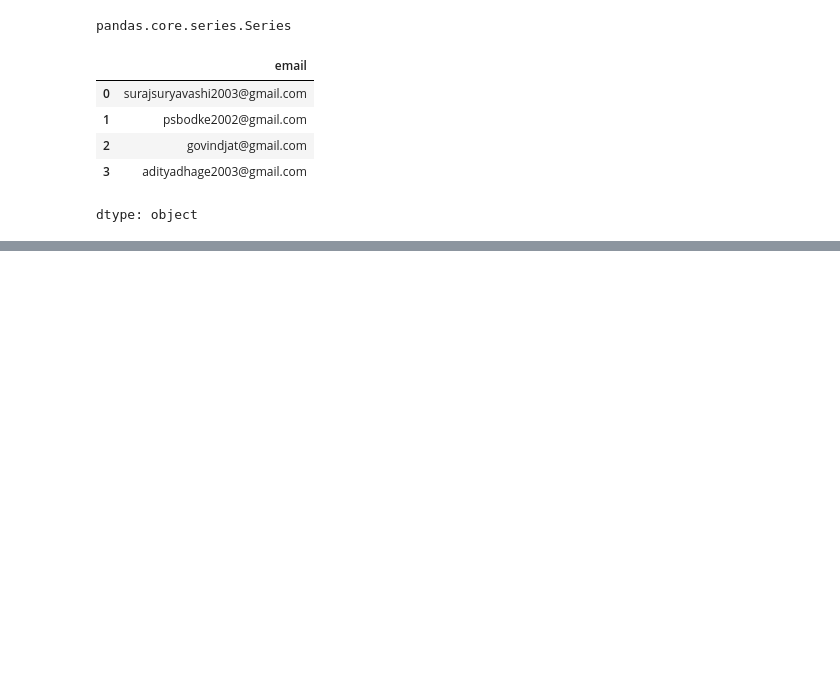
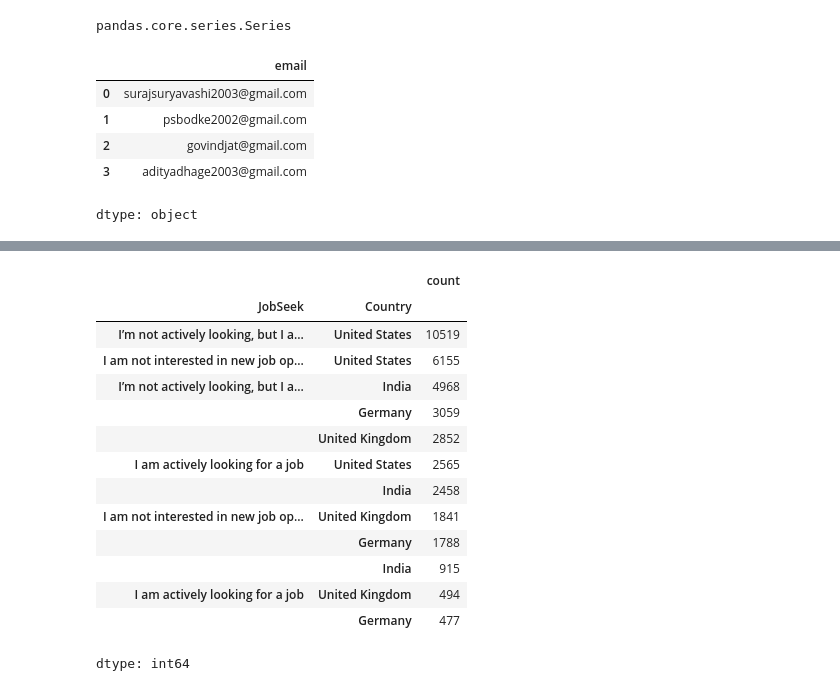
Before and after one commit to surajsg1984/Data_Analysis_Using_Pandas_NumPy_MatPlotLib, a Jupyter notebook: Data_Analysis.ipynb, the cells around one changed output, grey strips where cells are left out. Saved outputs shown, nothing was run; the diff lists cells and outputs as text; code cells hidden in the pictures; blank space fills up the shorter version.

```diff
--- a/Data_Analysis.ipynb
+++ b/Data_Analysis.ipynb
@@ -357,0 +486,18 @@ df.loc[0:2,'Hobbyist':'UnitTests':10]
+# %%
+df.loc[df['Country'].isin(country), ['JobSeek','Country']].value_counts()
+# %% [output]
+|  |  | count |
+| JobSeek | Country |  |
+| I’m not actively looking, but I a... | United States | 10519 |
+| I am not interested in new job op... | United States | 6155 |
+| I’m not actively looking, but I a... | India | 4968 |
+|  | Germany | 3059 |
+|  | United Kingdom | 2852 |
+| I am actively looking for a job | United States | 2565 |
+|  | India | 2458 |
+| I am not interested in new job op... | United Kingdom | 1841 |
+|  | Germany | 1788 |
+|  | India | 915 |
+| I am actively looking for a job | United Kingdom | 494 |
+|  | Germany | 477 |
+dtype: int64
```
Also changed, not shown: parts of 101 cells of this notebook.
